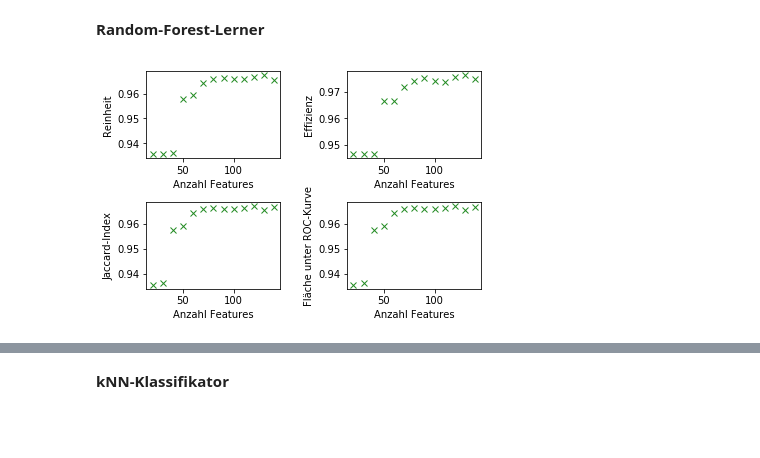
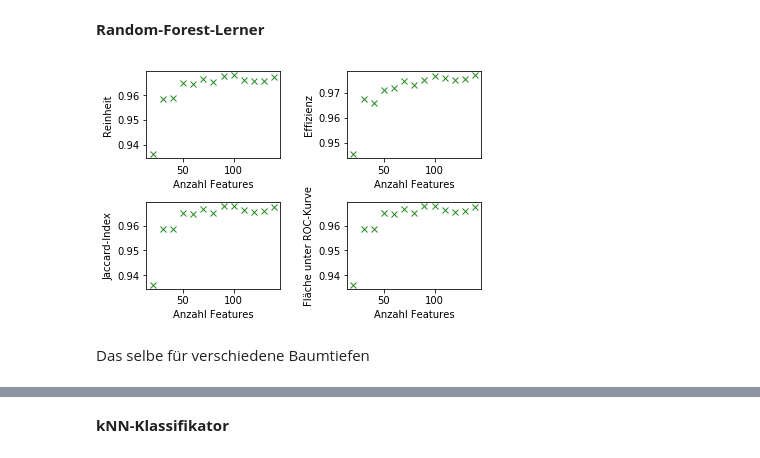
Before and after one commit to Ninilini/FP_Teilchen, a Jupyter notebook: IceCube/plots/selection.ipynb, the cells around one changed output, grey strips where cells are left out. Cells and saved outputs as stored; diff of their text form; code cells hidden in the pictures; blank space fills up the shorter version.

```diff
--- a/IceCube/plots/selection.ipynb
+++ b/IceCube/plots/selection.ipynb
@@ -100,25 +104,26 @@ while i < len(k):
     i = i+1
 # %%
 plt.subplot(2,2,1)
-plt.plot(k, accuracy_RF[:-1], marker = 'x', linestyle = '', color = 'forestgreen')
+plt.plot(k, accuracy_RF, marker = 'x', linestyle = '', color = 'forestgreen')
 plt.xlabel(r'Anzahl Features')
 plt.ylabel(r'Reinheit')
 
 plt.subplot(2,2,2)
-plt.plot(k, efficiency_RF[:-1], marker = 'x', linestyle = '', color = 'forestgreen')
+plt.plot(k, efficiency_RF, marker = 'x', linestyle = '', color = 'forestgreen')
 plt.xlabel(r'Anzahl Features')
 plt.ylabel(r'Effizienz')
 
 plt.subplot(2,2,3)
 plt.plot(k, jaccard_RF, marker = 'x', linestyle = '', color = 'forestgreen')
 plt.xlabel(r'Anzahl Features')
 plt.ylabel(r'Jaccard-Index')
 
 plt.subplot(2,2,4)
 plt.plot(k, roc_auc_RF, marker = 'x', linestyle = '', color = 'forestgreen')
 plt.xlabel(r'Anzahl Features')
 plt.ylabel(r'Fläche unter ROC-Kurve')
 
 plt.subplots_adjust(wspace = 0.5, hspace = 0.5)
+plt.savefig('RF_featurezahl.png')
 # %% [output]
-[figure, old version]
+[figure, new version]
@@ -142,0 +130,2 @@ plt.subplots_adjust(wspace = 0.5, hspace = 0.5)
+# %% [markdown]
+Das selbe für verschiedene Baumtiefen
```
Also changed, not shown: parts of 32 cells of this notebook, 9 other files.
